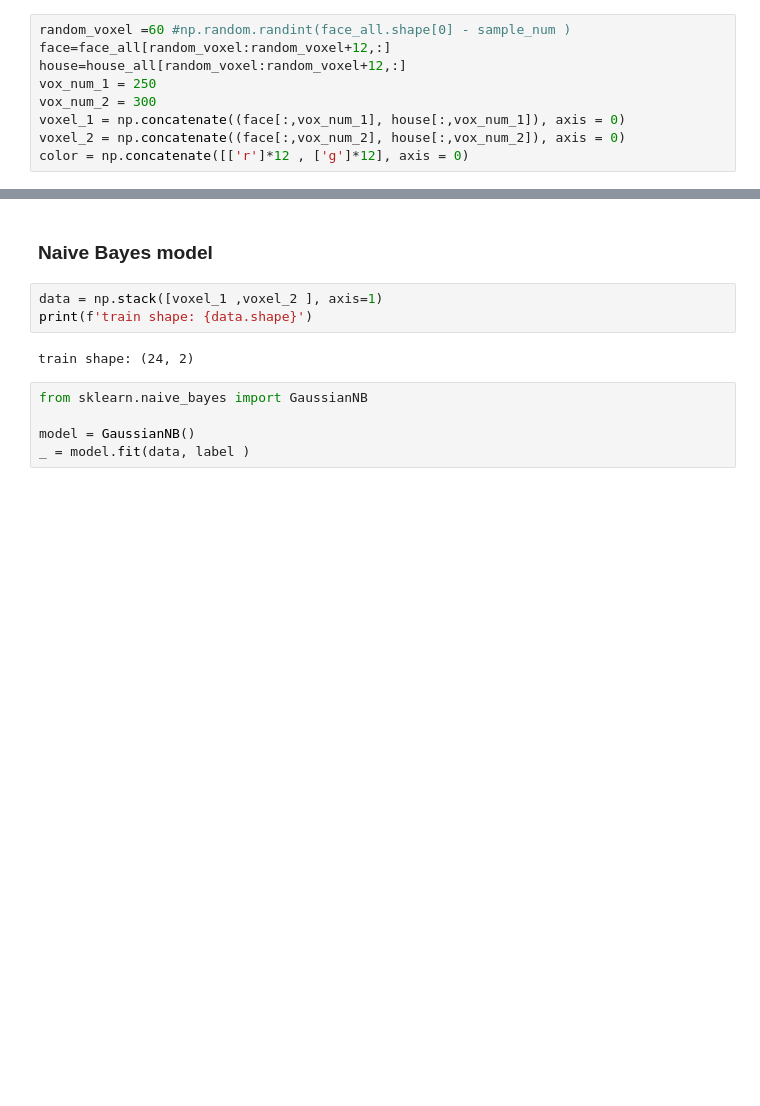
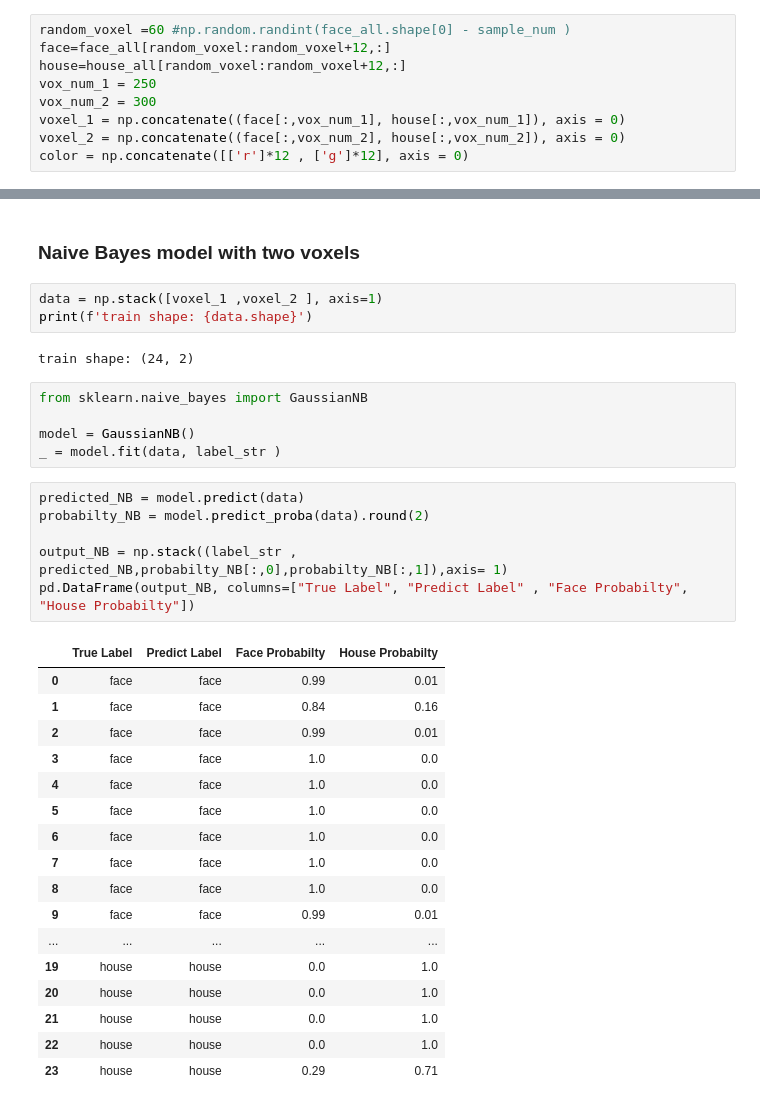
Before and after one commit to eyalhizmi/Machine-learning-methods-for-fMRI-signal-analysis, a Jupyter notebook: tutorials/naiveBayes.ipynb, the cells around one changed output, grey strips where cells are left out. Saved outputs shown, nothing was run; the diff lists cells and outputs as text; blank space fills up the shorter version.

```diff
--- a/tutorials/naiveBayes.ipynb
+++ b/tutorials/naiveBayes.ipynb
@@ -124,5 +110,5 @@ plt.show()
 # %% [markdown]
-### Naive Bayes model
+### Naive Bayes model with two voxels
 # %%
 data = np.stack([voxel_1 ,voxel_2 ], axis=1)
 print(f'train shape: {data.shape}')
@@ -132,7 +118,31 @@ train shape: (24, 2)
 from sklearn.naive_bayes import GaussianNB
 
 model = GaussianNB()
-_ = model.fit(data, label )
+_ = model.fit(data, label_str )
+# %%
+predicted_NB = model.predict(data)
+probabilty_NB = model.predict_proba(data).round(2)
+
+output_NB = np.stack((label_str , predicted_NB,probabilty_NB[:,0],probabilty_NB[:,1]),axis= 1)
+pd.DataFrame(output_NB, columns=["True Label", "Predict Label" , "Face Probabilty", "House Probabilty"])
+# %% [output]
+|  | True Label | Predict Label | Face Probabilty | House Probabilty |
+| 0 | face | face | 0.99 | 0.01 |
+| 1 | face | face | 0.84 | 0.16 |
+| 2 | face | face | 0.99 | 0.01 |
+| 3 | face | face | 1.0 | 0.0 |
+| 4 | face | face | 1.0 | 0.0 |
+| 5 | face | face | 1.0 | 0.0 |
+| 6 | face | face | 1.0 | 0.0 |
+| 7 | face | face | 1.0 | 0.0 |
+| 8 | face | face | 1.0 | 0.0 |
+| 9 | face | face | 0.99 | 0.01 |
+| ... | ... | ... | ... | ... |
+| 19 | house | house | 0.0 | 1.0 |
+| 20 | house | house | 0.0 | 1.0 |
+| 21 | house | house | 0.0 | 1.0 |
+| 22 | house | house | 0.0 | 1.0 |
+| 23 | house | house | 0.29 | 0.71 |
 # %%
 x_test = 0.7
 y_test = -0.5
```
Also changed, not shown: parts of 10 cells of this notebook.
